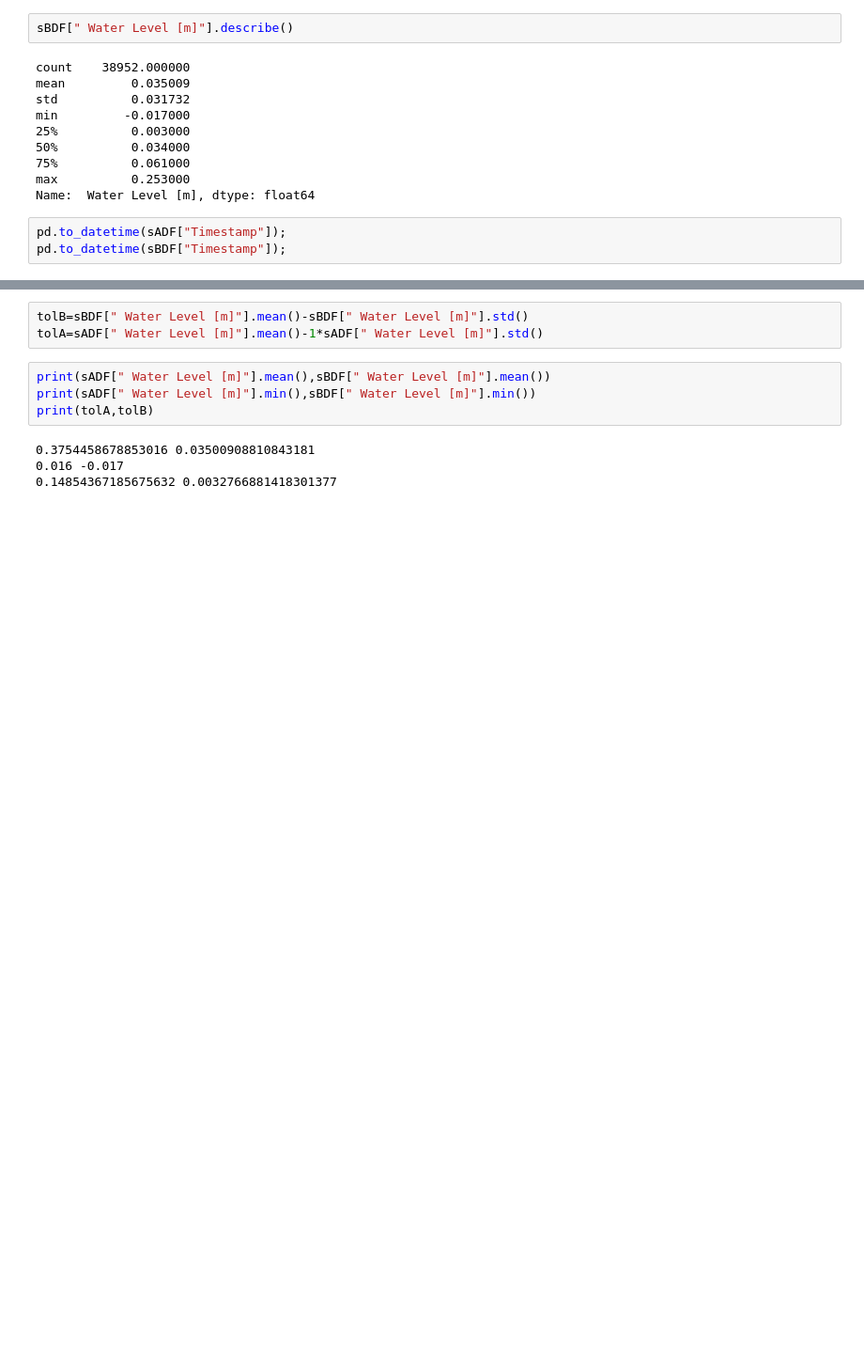
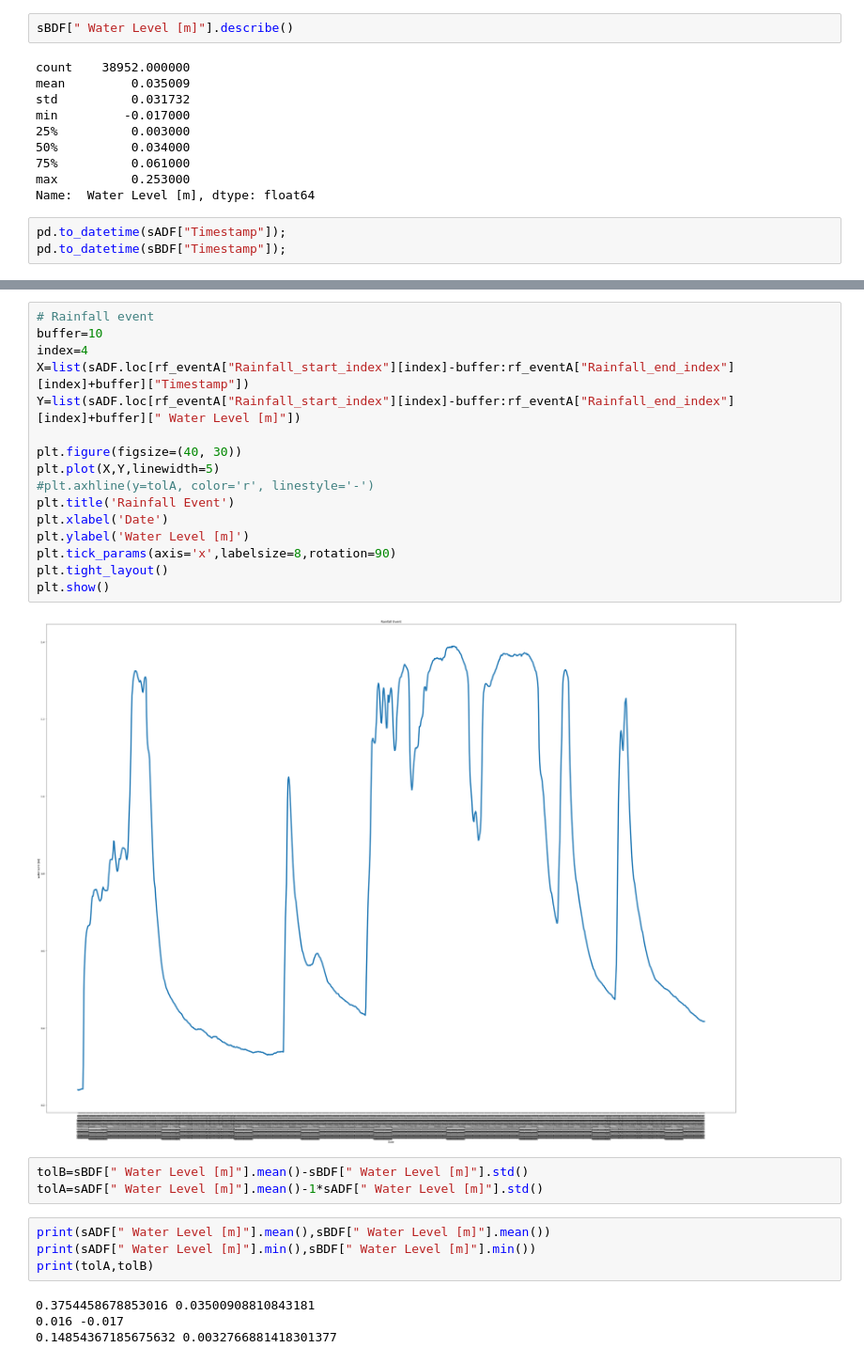
Before and after one commit to hasibum/m2pi22-Novion-Project, a Jupyter notebook: water_level_data.ipynb, the cells around one changed output, grey strips where cells are left out. Shown at 94% size. Saved outputs shown, nothing was run; the diff lists cells and outputs as text; blank space fills up the shorter version.

```diff
--- a/water_level_data.ipynb
+++ b/water_level_data.ipynb
@@ -62,3 +177,21 @@ pd.to_datetime(sBDF["Timestamp"]);
+# %%
+# Rainfall event
+buffer=10
+index=4
+X=list(sADF.loc[rf_eventA["Rainfall_start_index"][index]-buffer:rf_eventA["Rainfall_end_index"][index]+buffer]["Timestamp"])
+Y=list(sADF.loc[rf_eventA["Rainfall_start_index"][index]-buffer:rf_eventA["Rainfall_end_index"][index]+buffer][" Water Level [m]"])
+
+plt.figure(figsize=(40, 30))
+plt.plot(X,Y,linewidth=5)
+#plt.axhline(y=tolA, color='r', linestyle='-')
+plt.title('Rainfall Event')
+plt.xlabel('Date')
+plt.ylabel('Water Level [m]')
+plt.tick_params(axis='x',labelsize=8,rotation=90)
+plt.tight_layout()
+plt.show()
+# %% [output]
+[figure, added]
 # %%
 tolB=sBDF[" Water Level [m]"].mean()-sBDF[" Water Level [m]"].std()
 tolA=sADF[" Water Level [m]"].mean()-1*sADF[" Water Level [m]"].std()
```
Also changed, not shown: parts of 17 cells of this notebook.
